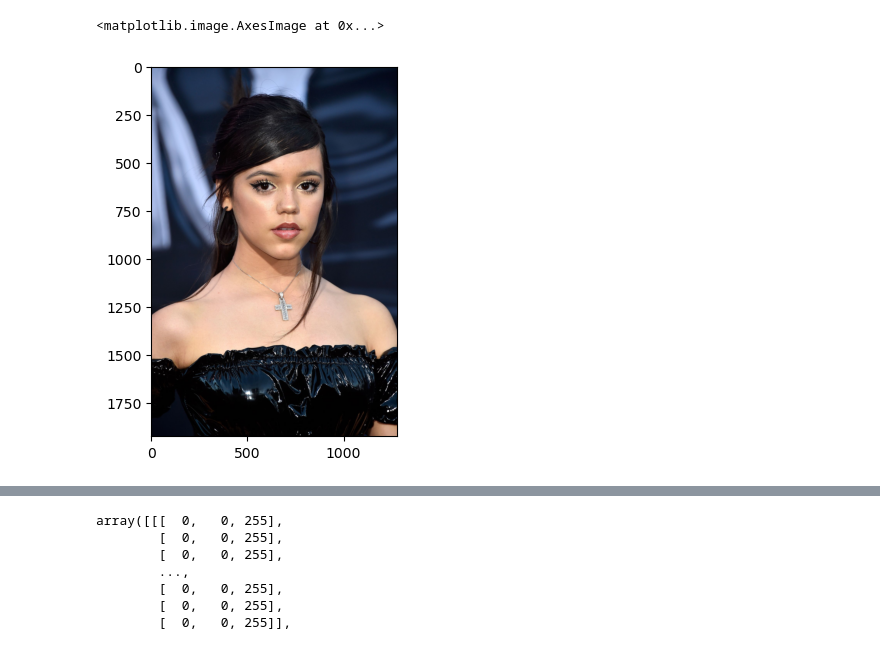
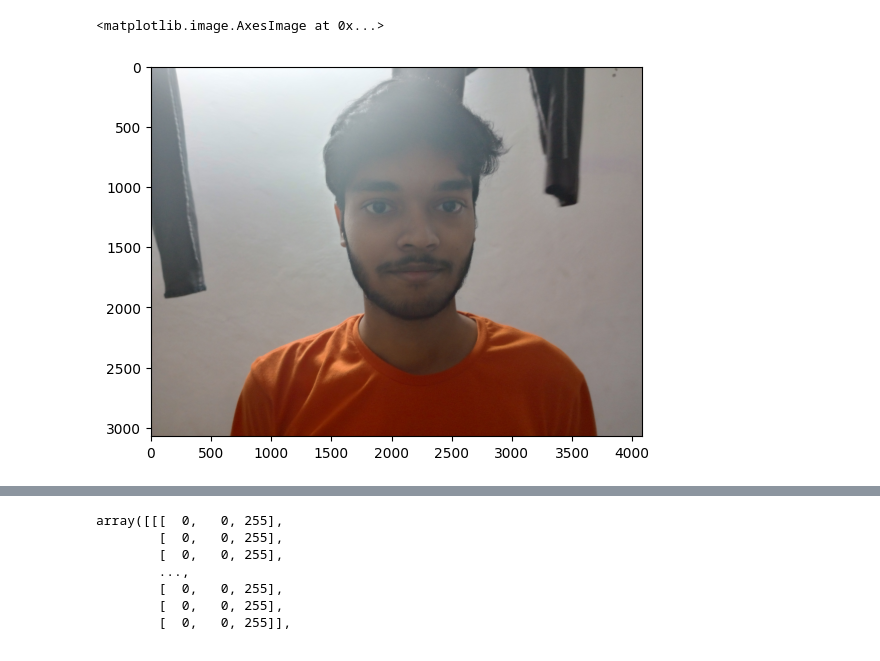
Before and after one commit to Deepjyoti-Sarmah/Drone_Stuff, a Jupyter notebook: MTCNN/FaceRecognition.ipynb, the cells around one changed output, grey strips where cells are left out. Drawn from its saved outputs; the diff is of its cells as text; code cells hidden in the pictures.

```diff
--- a/MTCNN/FaceRecognition.ipynb
+++ b/MTCNN/FaceRecognition.ipynb
@@ -15,10 +24,10 @@ Error:
 # %%
-img = cv.imread(r"/home/deepjyotisarmah/Documents/Drone_stuffs/new_dataset")
+img = cv.imread(r"/home/deepjyotisarmah/Documents/Drone_stuffs/new_dataset/Aditya_Kumar/IMG_20230528_182235090_HDR.jpg")
 img = cv.cvtColor(img, cv.COLOR_BGR2RGB)
 plt.imshow(img)
 # %% [output]
 <matplotlib.image.AxesImage at 0x...>
-[figure, old version]
+[figure, new version]
 # %%
 from mtcnn.mtcnn import MTCNN
 
```
Also changed, not shown: parts of 10 cells of this notebook.
